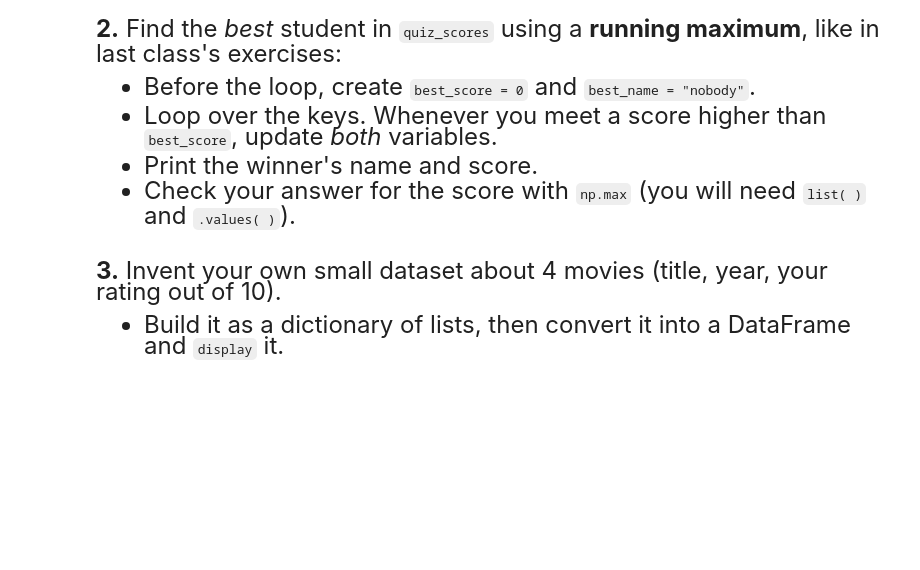
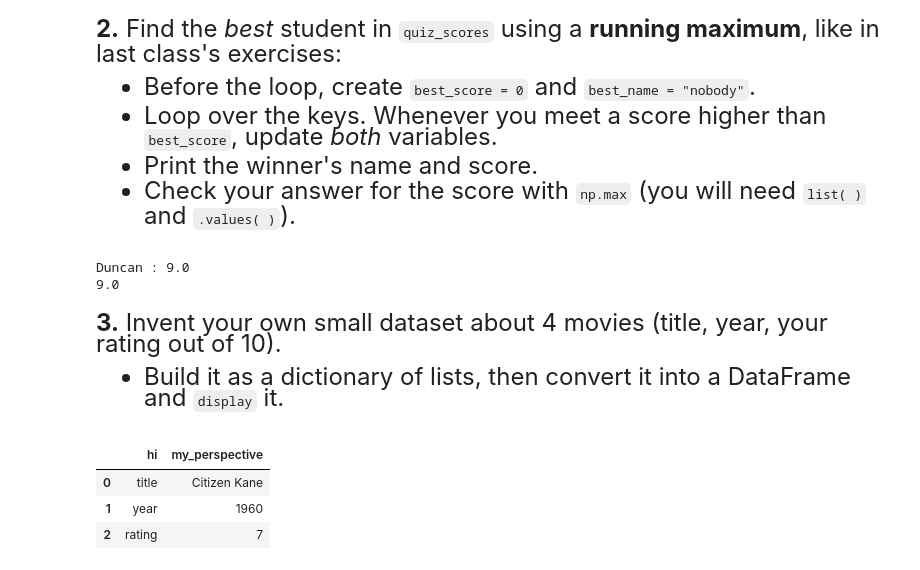
Before and after one commit to SarahWang06/datasci185fall2026, a Jupyter notebook: Lecture_09_Dictionaries/Lecture9.ipynb, the cells around one changed output. Saved outputs shown, nothing was run; the diff lists cells and outputs as text; code cells hidden in the pictures; blank space fills up the shorter version.

```diff
--- a/Lecture_09_Dictionaries/Lecture9.ipynb
+++ b/Lecture_09_Dictionaries/Lecture9.ipynb
@@ -334,6 +373,20 @@ best_score = 0
 best_name = "nobody"
 
 # your code below
+for name in quiz_scores.keys():
+    score = quiz_scores[name]
+    if score > best_score:
+        best_score = score
+        best_name = name
+print(best_name, ":", best_score)
+
+all_score = list(quiz_scores.values())
+
+import numpy as np
+print(np.max(best_score))
+# %% [output]
+Duncan : 9.0
+9.0
 # %% [markdown]
 <font size = "5">
 
@@ -342,3 +395,16 @@ best_name = "nobody"
 - Build it as a dictionary of lists, then convert it into a DataFrame and `display` it.
 # %%
 # your code below
+
+name = ["title", "year", "rating"]
+my_perspective = ["Citizen Kane", "1960", "7"]
+
+fav_movies = {"hi": name, "my_perspective": my_perspective}
+df_movies = pd.DataFrame(fav_movies)
+
+display(df_movies)
+# %% [output]
+|  | hi | my_perspective |
+| 0 | title | Citizen Kane |
+| 1 | year | 1960 |
+| 2 | rating | 7 |
```
Also changed, not shown: parts of 6 cells of this notebook, 8 other files.
